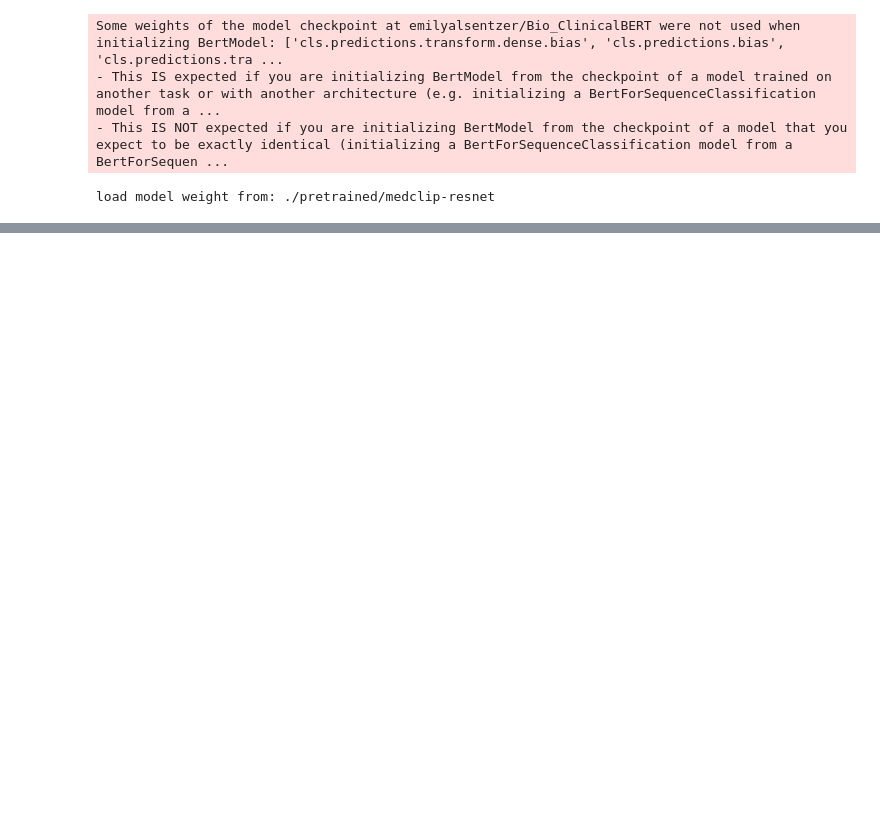
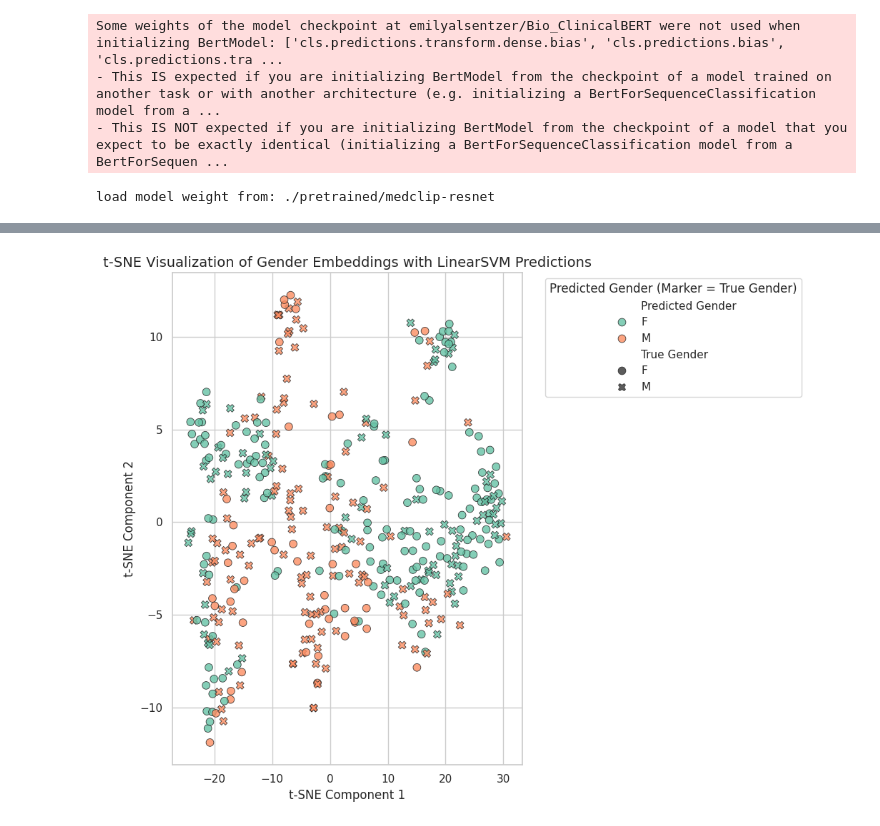
Before and after one commit to Wazhee/CLIP-GCA, a Jupyter notebook: encode_images.ipynb, the cells around one changed output, grey strips where cells are left out. Cells and saved outputs as stored; diff of their text form; code cells hidden in the pictures; blank space fills up the shorter version.

Commit message:
how to run med-clip and train SVM

```diff
--- a/encode_images.ipynb
+++ b/encode_images.ipynb
@@ -69,0 +96,19 @@ torch.Size([1, 512])
+# %%
+# Load patient data
+rsna_csv = pd.read_csv("../CXR/datasets/train-rsna.csv")
+#---- healthy patients ----
+healthy = rsna_csv[rsna_csv["Pneumonia_RSNA"] == 0]
+healthy_male, healthy_female = healthy[healthy["Sex"] == "M"][:1500], healthy[healthy["Sex"] == "F"][:1500]
+#---- pneumonia patients ----
+pneumonia = rsna_csv[rsna_csv["Pneumonia_RSNA"] == 1]
+pneumonia_male, pneumonia_female = pneumonia[pneumonia["Sex"] == "M"][:1500], pneumonia[pneumonia["Sex"] == "F"][:1500]
+#---- filtered RSNA dataset ----
+male, female = pd.concat([healthy_male, pneumonia_male]), pd.concat([healthy_female, pneumonia_female])
+img_dir = "../CXR/datasets/rsna/"  # Make sure path ends with `/`
+
+# ----- Dataloader -----
+male_dataset = RSNADataset(male, img_dir)
+female_dataset = RSNADataset(female, img_dir)
+
+male_loader = DataLoader(male_dataset, batch_size=32, shuffle=False, num_workers=0, pin_memory=True, collate_fn=lambda x: x)
+female_loader = DataLoader(female_dataset, batch_size=32, shuffle=False, num_workers=0, pin_memory=True, collate_fn=lambda x: x)
@@ -69,0 +294,42 @@ torch.Size([1, 512])
+# %%
+import matplotlib.pyplot as plt
+import seaborn as sns
+from sklearn.manifold import TSNE
+
+# Reduce embeddings to 2D with t-SNE
+tsne = TSNE(n_components=2, random_state=42, perplexity=30, n_iter=1000)
+X_tsne = tsne.fit_transform(X_test)
+
+# Create a DataFrame for plotting
+import pandas as pd
+df_vis = pd.DataFrame({
+    'Dim1': X_tsne[:, 0],
+    'Dim2': X_tsne[:, 1],
+    'True Gender': y_test,
+    'Predicted Gender': y_pred
+})
+
+# Set figure style
+sns.set(style="whitegrid")
+plt.figure(figsize=(10, 8))
+
+# t-SNE scatter plot colored by predicted gender, styled by true gender
+sns.scatterplot(
+    data=df_vis,
+    x='Dim1', y='Dim2',
+    hue='Predicted Gender',
+    style='True Gender',
+    palette='Set2',
+    alpha=0.8,
+    s=60,
+    edgecolor='k'
+)
+
+plt.title('t-SNE Visualization of Gender Embeddings with LinearSVM Predictions', fontsize=14)
+plt.xlabel("t-SNE Component 1")
+plt.ylabel("t-SNE Component 2")
+plt.legend(title="Predicted Gender (Marker = True Gender)", bbox_to_anchor=(1.05, 1), loc='upper left')
+plt.tight_layout()
+plt.show()
+# %% [output]
+[figure, added]
```
Also changed, not shown: parts of 15 cells of this notebook.
